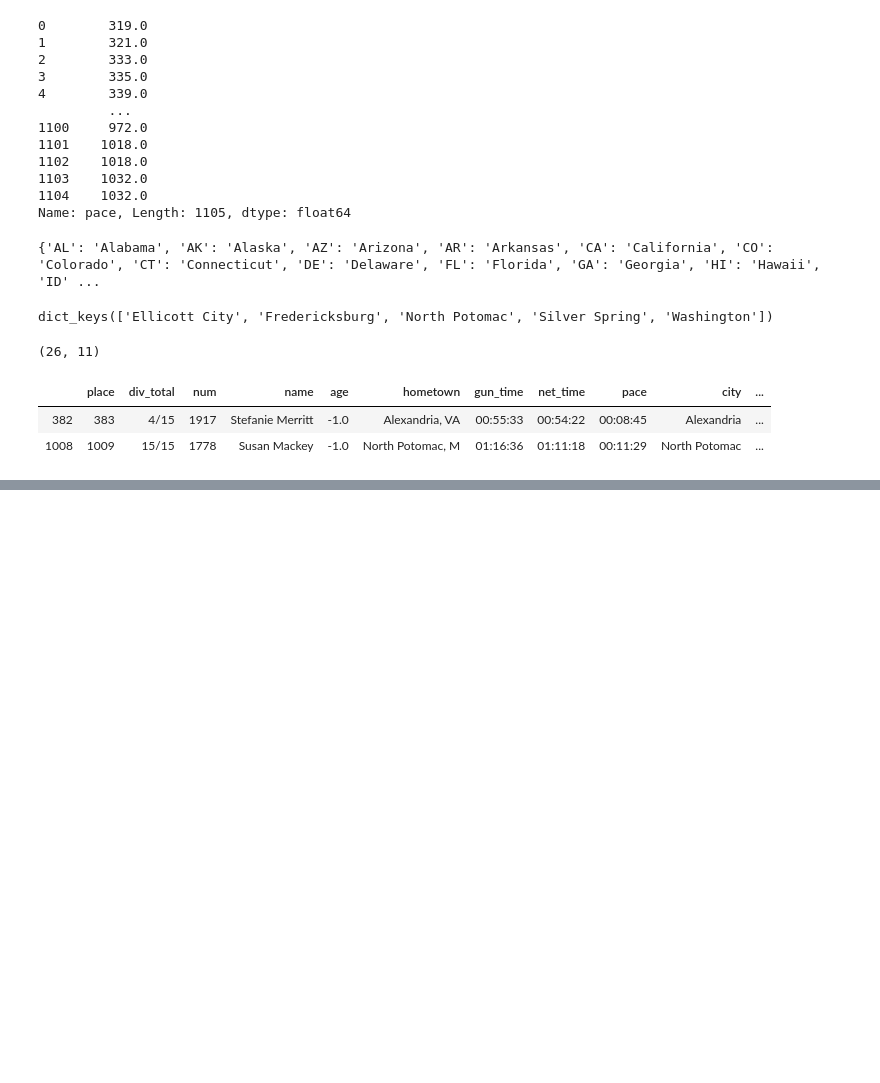
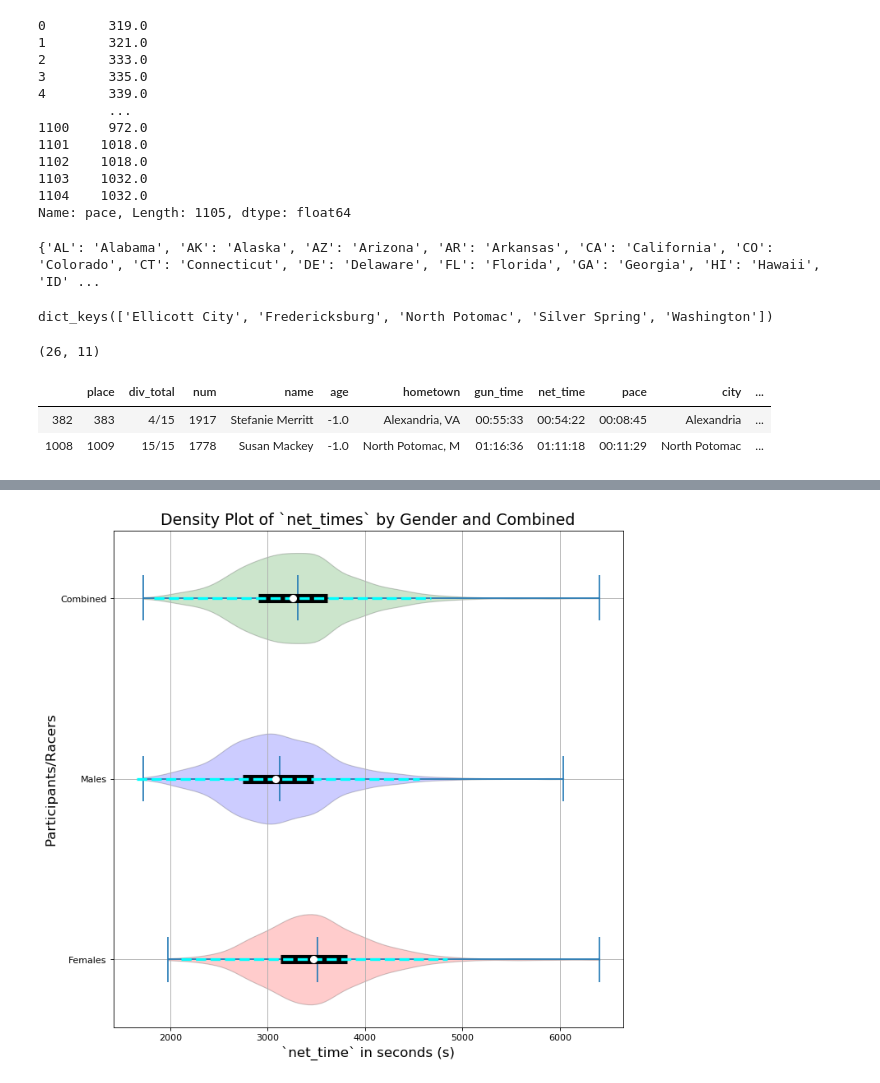
Before and after one commit to fabelperez/DataScienceCapstoneRepo, a Jupyter notebook: deloitte_data_exer.ipynb, the cells around one changed output, grey strips where cells are left out. Drawn from its saved outputs; the diff is of its cells as text; code cells hidden in the pictures; blank space fills up the shorter version.

```diff
--- a/deloitte_data_exer.ipynb
+++ b/deloitte_data_exer.ipynb
@@ -201,0 +349,52 @@ test_df.loc[~test_df['division_new'].isnull(), :]
+# %%
+figure(figsize=(10,10), dpi=80)
+def adjacent_values(vals, q1, q3):
+    upper_adjacent_value= q3+ (q3-q1)*1.5
+    upper_adjacent_value= np.clip(upper_adjacent_value, q3, vals[-1])
+
+    lower_adjacent_value= q3- (q3-q1)*1.5
+    lower_adjacent_value= np.clip(lower_adjacent_value, vals[0], q1)
+
+    return lower_adjacent_value, upper_adjacent_value
+
+vp = plt.violinplot(net_array, vert=False,
+                   showextrema=True,
+                   showmeans=True)
+
+med1,med2,med3 = np.quantile(net_array[0],.50),\
+                    np.quantile(net_array[1],.50),\
+                    np.quantile(net_array[2],.50)
+
+plt.scatter([med1,med2,med3], [1,2,3],\
+                marker='o', color='white', s=50, zorder=3)
+
+q11,q21,q31 = np.quantile(net_array[0],.25),\
+                    np.quantile(net_array[1],.25),\
+                    np.quantile(net_array[2],.25)
+q13,q23,q33 = np.quantile(net_array[0],.75),\
+                    np.quantile(net_array[1],.75),\
+                    np.quantile(net_array[2],.75)
+
+whiskers_min =\
+    np.array([q11,q21,q31]) - (np.array([q13,q23,q33]) - np.array([q11,q21,q31])) * 1.5
+whiskers_max =\
+    np.array([q13,q23,q33]) + (np.array([q13,q23,q33]) - np.array([q11,q21,q31])) * 1.5
+
+plt.hlines([1,2,3],[q11,q21,q31], [q13,q23,q33], color='k', linestyle='-', lw=10)
+plt.hlines([1,2,3], whiskers_min, whiskers_max, color='aqua', linestyle='dashed', lw=3)
+
+plt.yticks([1,2,3],['Females','Males','Combined'])
+
+#plt.tick_param(axis='y', labelrotation=90)
+for i in range(len(vp['bodies'])):
+    vp['bodies'][i].set(facecolor=colors[i])
+    vp['bodies'][i].set(edgecolor='black')
+    vp['bodies'][i].set(alpha=0.2)
+
+plt.title('Density Plot of `net_times` by Gender and Combined', size=17)
+plt.grid()
+plt.xlabel('`net_time` in seconds (s)', size=15)
+plt.ylabel('Participants/Racers', size=15)
+plt.show()
+# %% [output]
+[figure, added]
```
Also changed, not shown: parts of 24 cells of this notebook, 1 other file.
